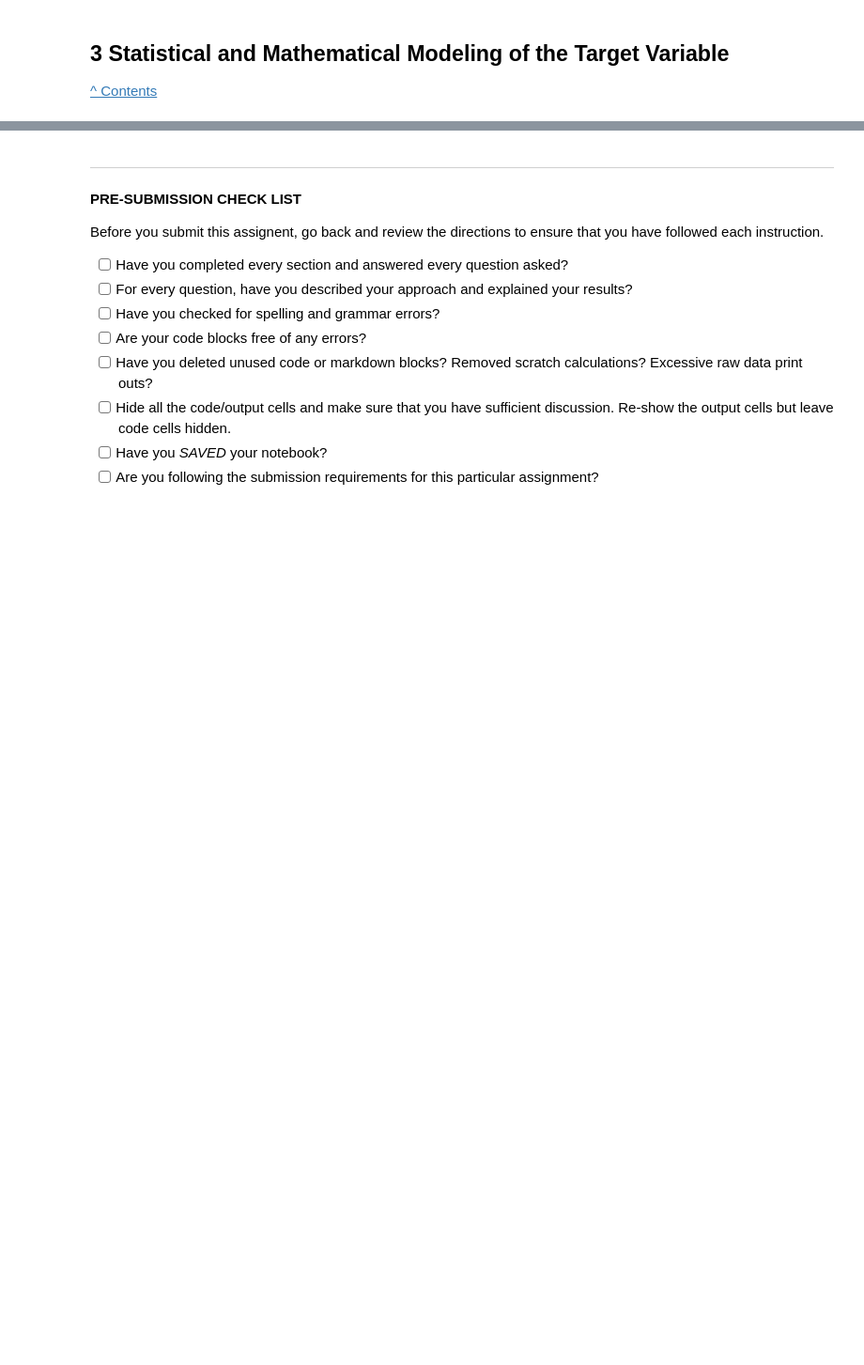
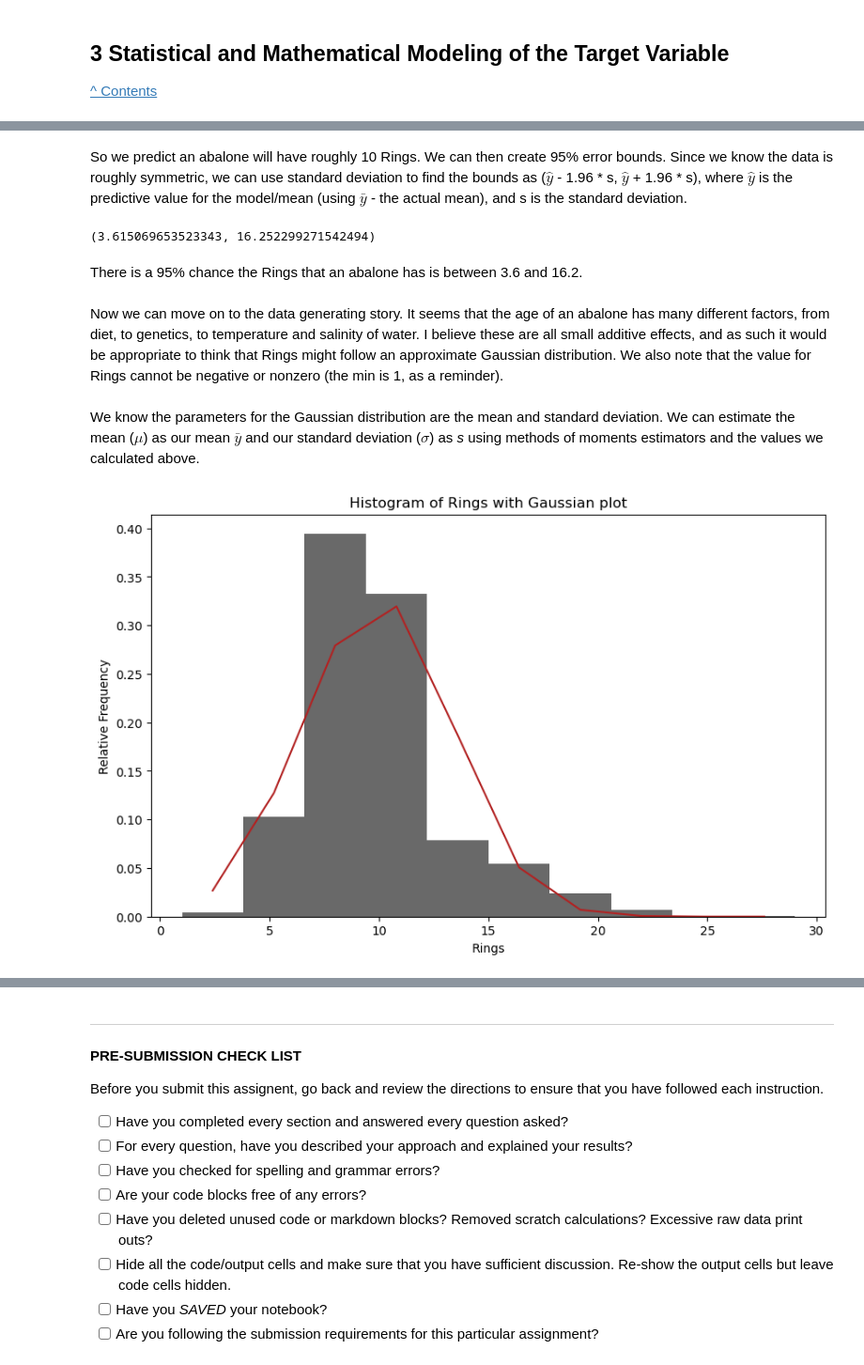
Before and after one commit to ansaridan/jhu-data-engineering-team-5, a Jupyter notebook: Problem_Set_3/Jhirsc21.ipynb, the cells around one changed output, grey strips where cells are left out. Shown at 94% size. Cells and saved outputs as stored; diff of their text form; code cells hidden in the pictures; blank space fills up the shorter version.

```diff
--- a/Problem_Set_3/Jhirsc21.ipynb
+++ b/Problem_Set_3/Jhirsc21.ipynb
@@ -963,0 +978,45 @@ Although we do see some areas where there are mixed catergories for rings, one c
+# %% [markdown]
+So we predict an abalone will have roughly 10 Rings. We can then create 95% error bounds. Since we know the data is roughly symmetric, we can use standard deviation to find the bounds as ($\hat{y}$ - 1.96 * s, $\hat{y}$ + 1.96 * s), where $\hat{y}$ is the predictive value for the model/mean (using $\bar{y}$ - the actual mean), and s is the standard deviation.
+# %%
+rings_mean = np.mean(df['Rings'])
+rings_std = np.std(df['Rings'])
+
+lower = rings_mean - 1.96 * rings_std
+upper = rings_mean + 1.96 * rings_std
+
+print(f'({lower}, {upper})')
+# %% [output]
+(3.615069653523343, 16.252299271542494)
+# %% [markdown]
+There is a 95% chance the Rings that an abalone has is between 3.6 and 16.2.
+# %% [markdown]
+Now we can move on to the data generating story. It seems that the age of an abalone has many different factors, from diet, to genetics, to temperature and salinity of water. I believe these are all small additive effects, and as such it would be appropriate to think that Rings might follow an approximate Gaussian distribution. We also note that the value for Rings cannot be negative or nonzero (the min is 1, as a reminder).
+# %% [markdown]
+We know the parameters for the Gaussian distribution are the mean and standard deviation. We can estimate the mean ($\mu$) as our mean $\bar{y}$ and our standard deviation ($\sigma$) as _s_ using methods of moments estimators and the values we calculated above.
+# %%
+fig = plt.figure(figsize=(10,6))
+
+data = df['Rings']
+mu = np.mean(data)
+std = np.std(data)
+
+
+axes = fig.add_subplot(1,1,1)
+emp_weights = np.ones(len(data)) / len(data)
+n, bins, patches = axes.hist(data, color='dimgray', weights=emp_weights)
+
+axes.set_xlabel('Rings')
+axes.set_ylabel('Relative Frequency')
+axes.set_title('Histogram of Rings with Gaussian plot')
+
+xs = [(b2+b1)/2 for b1, b2 in zip(bins, bins[1:])]
+
+sampled_data = [mu + r*std for r in np.random.standard_normal(10000)]
+samp_weights = np.ones(len(sampled_data)) / len(sampled_data)
+vals, base = np.histogram(sampled_data, bins=bins, weights=samp_weights)
+axes.plot(xs, vals, color='firebrick')
+
+plt.show()
+plt.close()
+# %% [output]
+[figure, added]
```
Also changed, not shown: parts of 15 cells of this notebook, 1 other file.
